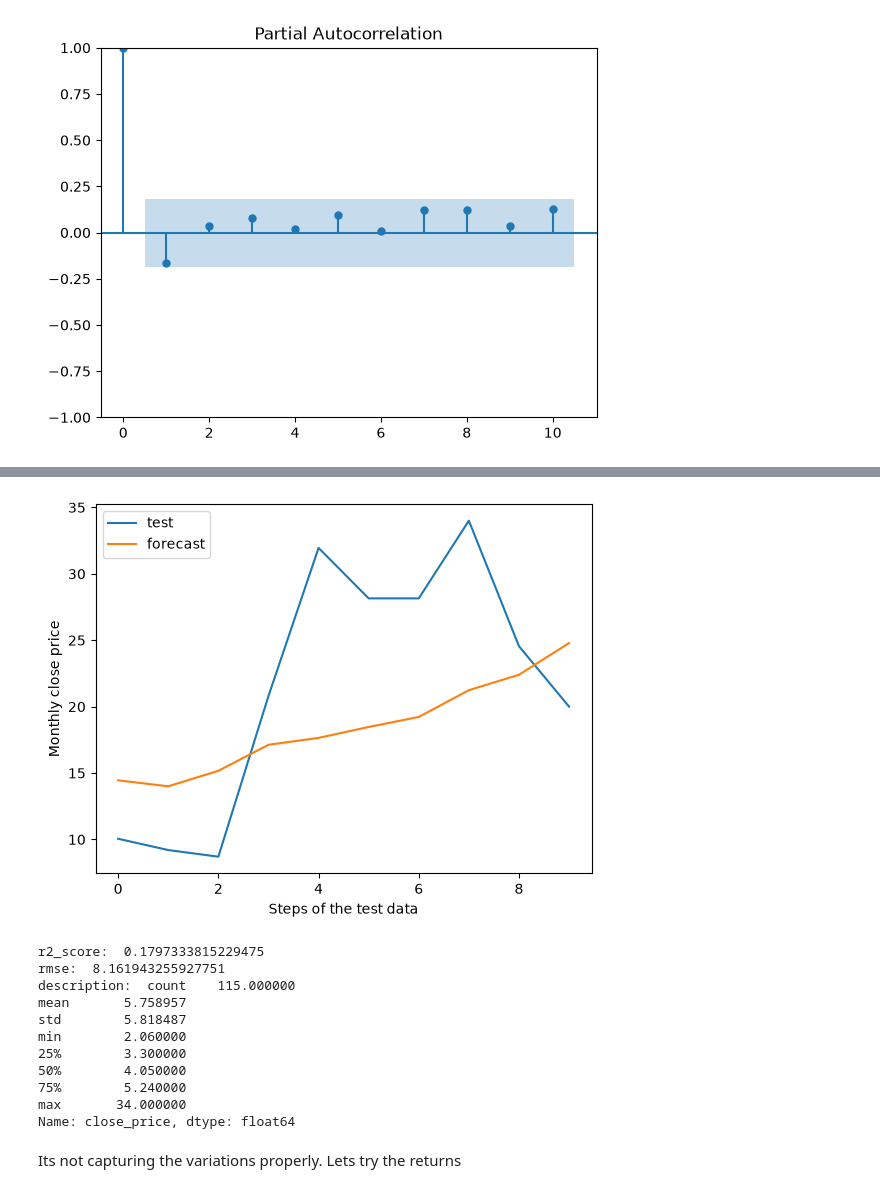
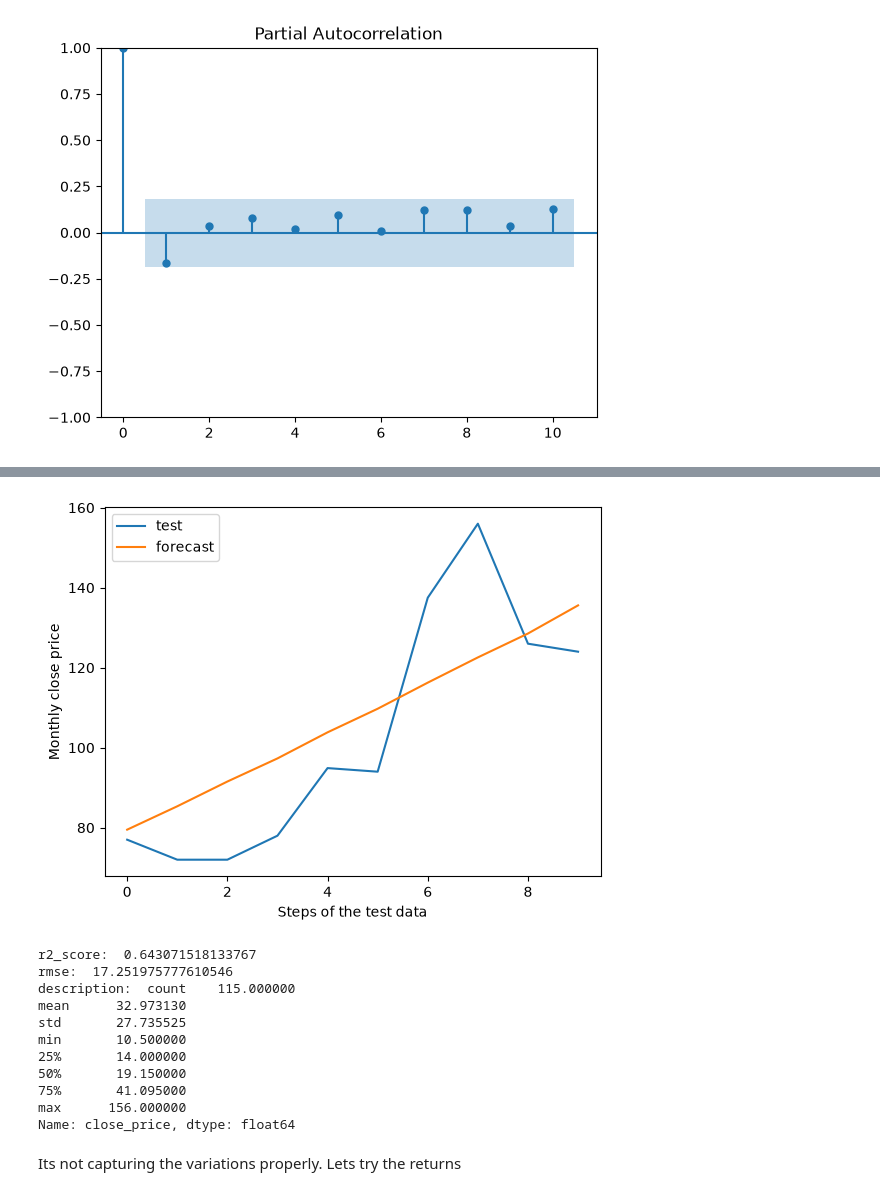
Before and after one commit to Udeani4/SectorLevel_StockPerformance_Predictoion, a Jupyter notebook: each_stock_model_notebook/UNILEVER_stock_pred.ipynb, the cells around one changed output, grey strips where cells are left out. Cells and saved outputs as stored; diff of their text form; code cells hidden in the pictures.

```diff
--- a/each_stock_model_notebook/UNILEVER_stock_pred.ipynb
+++ b/each_stock_model_notebook/UNILEVER_stock_pred.ipynb
@@ -196,48 +196,48 @@ from statsmodels.tsa.statespace.sarimax import SARIMAX
 from sklearn.metrics import r2_score, mean_squared_error
 from sklearn.preprocessing import StandardScaler
 import matplotlib.pyplot as plt
 import numpy as np
 import warnings
 
 warnings.filterwarnings('ignore')
 
-y_train=redstarex_end_month_df['close_price'][:-10]
-y_test=redstarex_end_month_df['close_price'][-10:]
+y_train=unilever_end_month_df['close_price'][:-10]
+y_test=unilever_end_month_df['close_price'][-10:]
 
 # scaler=StandardScaler()
 # exog_train_scaled=scaler.fit_transform(X_full[:-10])
 # exog_test_scaled=scaler.transform(X_full[-10:])
 
 mod = SARIMAX(
 y_train,
 order=(2,2,2),
-seasonal_order=(2,1,2,12),
+seasonal_order=(2,0,1,12),
 )
 
 res = mod.fit(disp=False)
 fcst = res.forecast(steps=10)
 
 plt.plot(list(y_test))
 plt.plot(list(fcst))
 plt.xlabel('Steps of the test data')
 plt.ylabel('Monthly close price')
 plt.legend(['test', 'forecast'])
 plt.show()
 print('r2_score: ',r2_score(y_test, fcst))
 print('rmse: ', np.sqrt(mean_squared_error(y_test,fcst)))
-print('description: ', redstarex_end_month_df.close_price.describe())
+print('description: ', unilever_end_month_df.close_price.describe())
 # %% [output]
-[figure, old version]
+[figure, new version]
-r2_score:  0.1797333815229475
-rmse:  8.161943255927751
+r2_score:  0.643071518133767
+rmse:  17.251975777610546
 description:  count    115.000000
-mean       5.758957
-std        5.818487
-min        2.060000
-25%        3.300000
-50%        4.050000
-75%        5.240000
-max       34.000000
+mean      32.973130
+std       27.735525
+min       10.500000
+25%       14.000000
+50%       19.150000
+75%       41.095000
+max      156.000000
 Name: close_price, dtype: float64
 # %% [markdown]
 Its not capturing the variations properly. Lets try the returns
```
Also changed, not shown: parts of 5 cells of this notebook, 11 other files.
